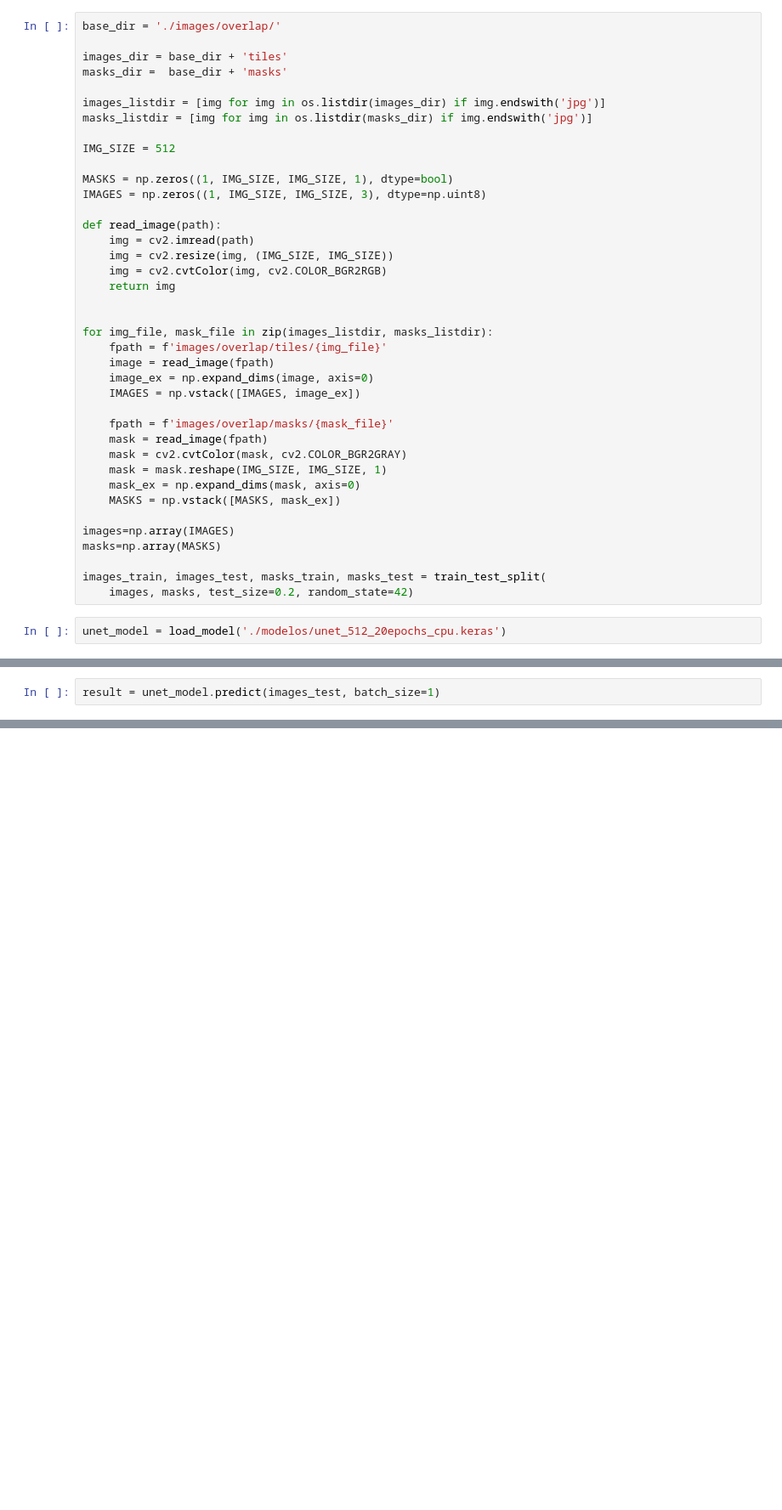
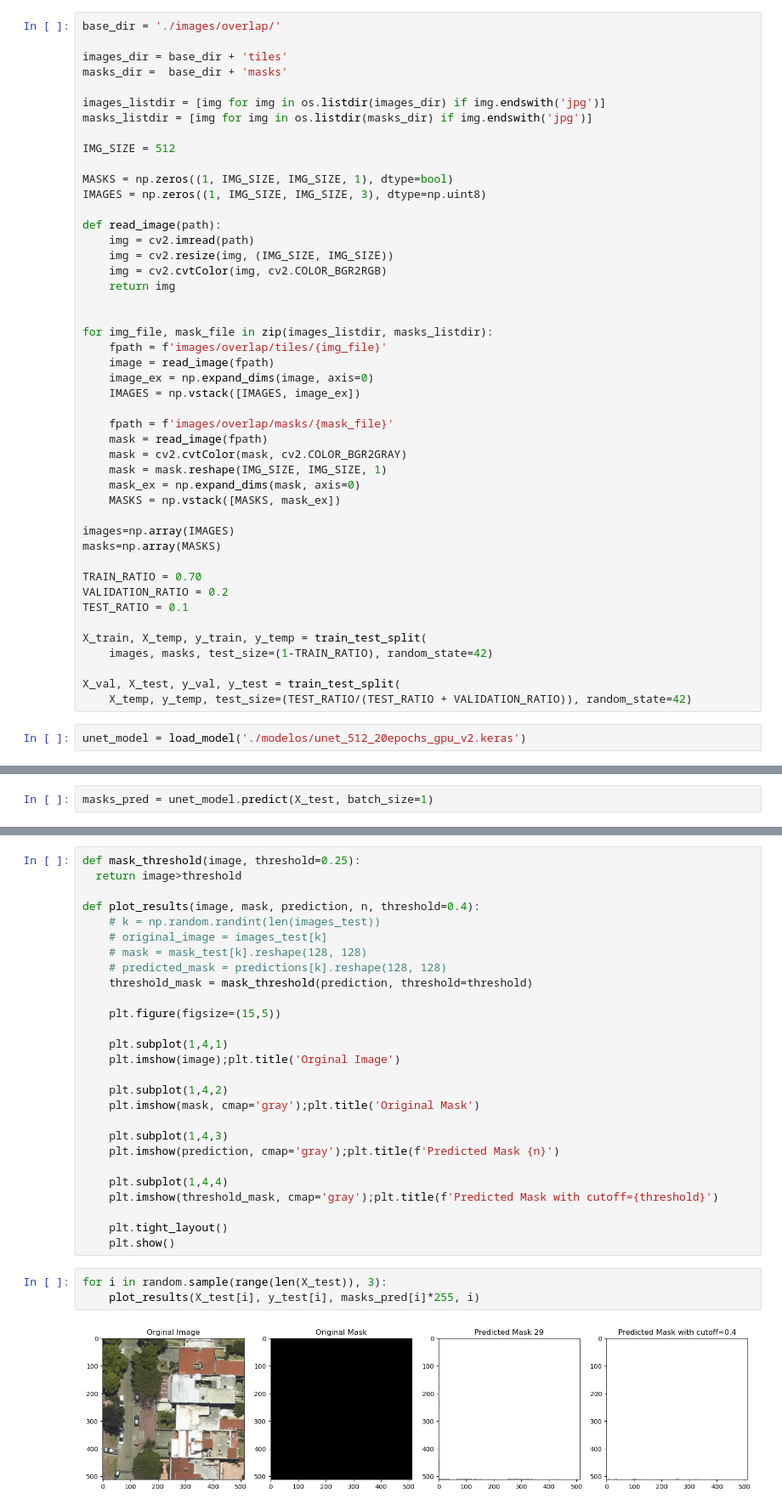
Before and after one commit to guillermodangelo/pool_detection_keras, a Jupyter notebook: 06_prediction.ipynb, the cells around one changed output, grey strips where cells are left out. Shown at 85% size. Saved outputs shown, nothing was run; the diff lists cells and outputs as text; blank space fills up the shorter version.

```diff
--- a/06_prediction.ipynb
+++ b/06_prediction.ipynb
@@ -58,7 +47,14 @@ for img_file, mask_file in zip(images_listdir, masks_listdir):
 images=np.array(IMAGES)
 masks=np.array(MASKS)
 
-images_train, images_test, masks_train, masks_test = train_test_split(
-    images, masks, test_size=0.2, random_state=42)
+TRAIN_RATIO = 0.70
+VALIDATION_RATIO = 0.2
+TEST_RATIO = 0.1
+
+X_train, X_temp, y_train, y_temp = train_test_split(
+    images, masks, test_size=(1-TRAIN_RATIO), random_state=42)
+
+X_val, X_test, y_val, y_test = train_test_split(
+    X_temp, y_temp, test_size=(TEST_RATIO/(TEST_RATIO + VALIDATION_RATIO)), random_state=42)
 # %%
-unet_model = load_model('./modelos/unet_512_20epochs_cpu.keras')
+unet_model = load_model('./modelos/unet_512_20epochs_gpu_v2.keras')
@@ -156,2 +61,2 @@ plot_training_history(unet_model)
 # %%
-result = unet_model.predict(images_test, batch_size=1)
+masks_pred = unet_model.predict(X_test, batch_size=1)
@@ -157,0 +90,32 @@ result = unet_model.predict(images_test, batch_size=1)
+# %%
+def mask_threshold(image, threshold=0.25):
+  return image>threshold
+
+def plot_results(image, mask, prediction, n, threshold=0.4):
+    # k = np.random.randint(len(images_test))
+    # original_image = images_test[k]
+    # mask = mask_test[k].reshape(128, 128)
+    # predicted_mask = predictions[k].reshape(128, 128)
+    threshold_mask = mask_threshold(prediction, threshold=threshold)
+
+    plt.figure(figsize=(15,5))
+
+    plt.subplot(1,4,1)
+    plt.imshow(image);plt.title('Orginal Image')
+
+    plt.subplot(1,4,2)
+    plt.imshow(mask, cmap='gray');plt.title('Original Mask')
+
+    plt.subplot(1,4,3)
+    plt.imshow(prediction, cmap='gray');plt.title(f'Predicted Mask {n}')
+
+    plt.subplot(1,4,4)
+    plt.imshow(threshold_mask, cmap='gray');plt.title(f'Predicted Mask with cutoff={threshold}')
+
+    plt.tight_layout()
+    plt.show()
+# %%
+for i in random.sample(range(len(X_test)), 3):
+    plot_results(X_test[i], y_test[i], masks_pred[i]*255, i)
+# %% [output]
+[figure, added]
```
Also changed, not shown: parts of 15 cells of this notebook, 1 other file.
